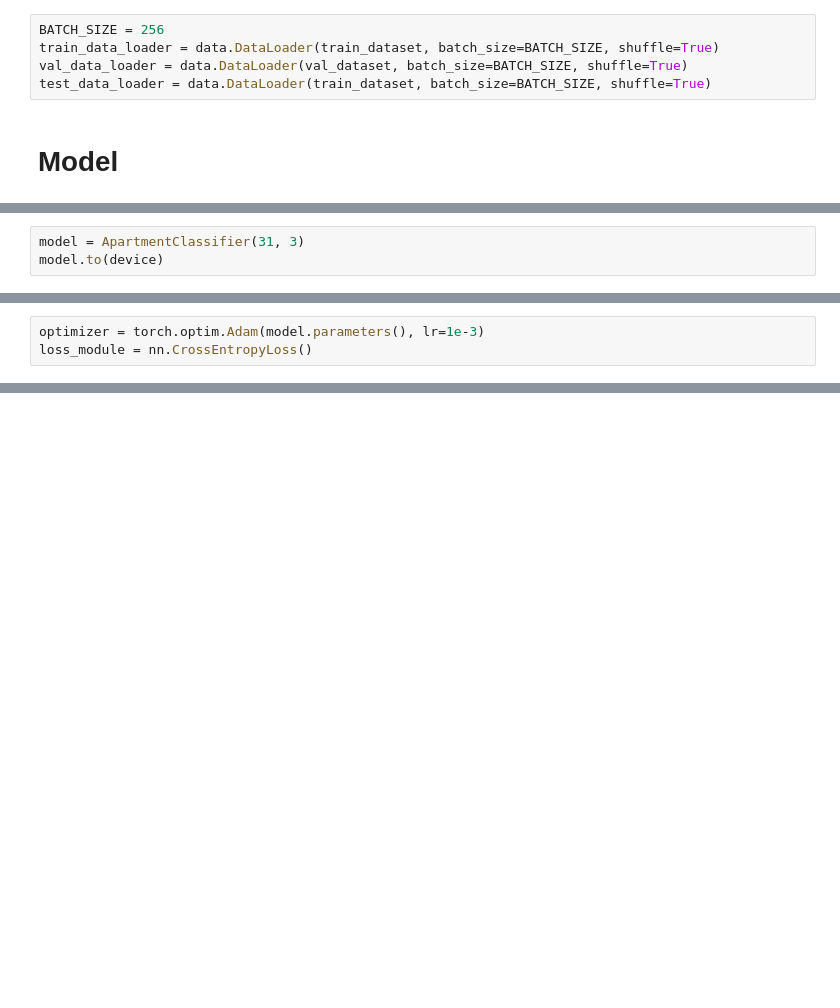
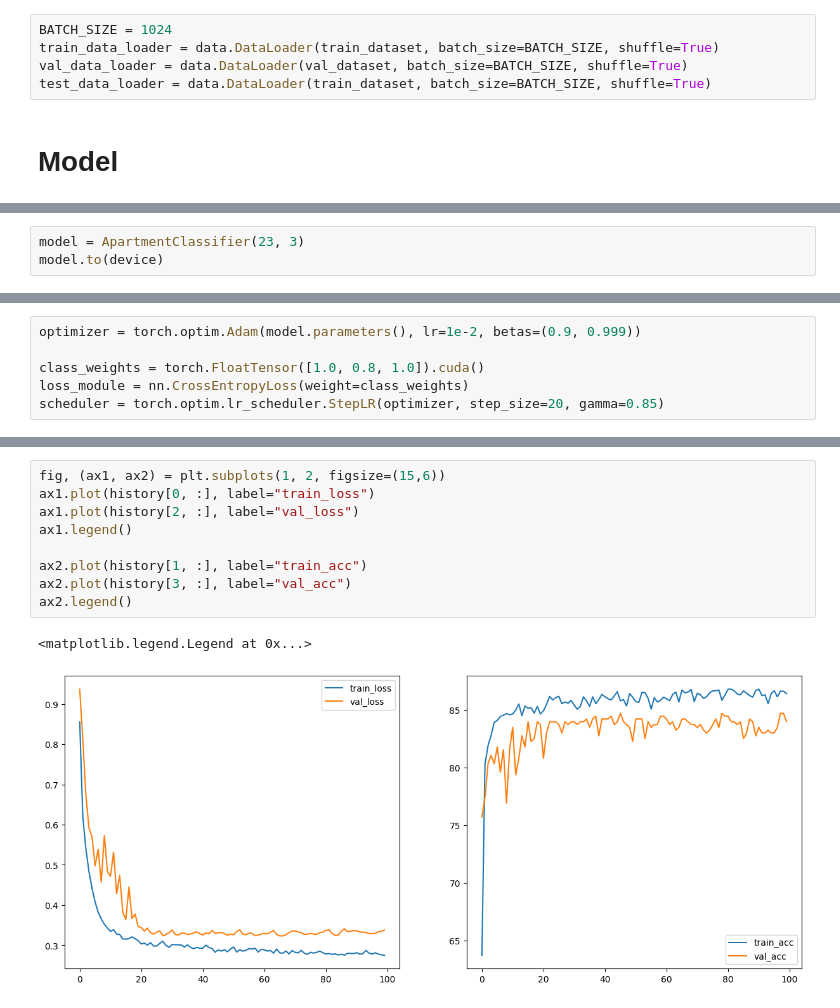
Before and after one commit to VisteK528/SztuczneSieciNeuronowe, a Jupyter notebook: mini_projekt_2/apartments_project.ipynb, the cells around one changed output, grey strips where cells are left out. Drawn from its saved outputs; the diff is of its cells as text; blank space fills up the shorter version.

Commit message:
Further work on mini_projekt_2, trained model with 86.7% accuracy

```diff
--- a/mini_projekt_2/apartments_project.ipynb
+++ b/mini_projekt_2/apartments_project.ipynb
@@ -125,7 +148,7 @@ train_dataset = data.TensorDataset(torch.from_numpy(train_data), torch.from_nump
 val_dataset = data.TensorDataset(torch.from_numpy(val_data), torch.from_numpy(val_labels))
 test_dataset = data.TensorDataset(torch.from_numpy(test_data), torch.from_numpy(test_labels))
 # %%
-BATCH_SIZE = 256
+BATCH_SIZE = 1024
 train_data_loader = data.DataLoader(train_dataset, batch_size=BATCH_SIZE, shuffle=True)
 val_data_loader = data.DataLoader(val_dataset, batch_size=BATCH_SIZE, shuffle=True)
 test_data_loader = data.DataLoader(train_dataset, batch_size=BATCH_SIZE, shuffle=True)
@@ -167,5 +278,5 @@ class ApartmentClassifier(nn.Module):
 # %%
-model = ApartmentClassifier(31, 3)
+model = ApartmentClassifier(23, 3)
 model.to(device)
 # %% [output]
 ApartmentClassifier(
@@ -177,5 +296,8 @@ ApartmentClassifier(
 )
 # %%
-optimizer = torch.optim.Adam(model.parameters(), lr=1e-3)
-loss_module = nn.CrossEntropyLoss()
+optimizer = torch.optim.Adam(model.parameters(), lr=1e-2, betas=(0.9, 0.999))
+
+class_weights = torch.FloatTensor([1.0, 0.8, 1.0]).cuda()
+loss_module = nn.CrossEntropyLoss(weight=class_weights)
+scheduler = torch.optim.lr_scheduler.StepLR(optimizer, step_size=20, gamma=0.85)
 # %%
@@ -256,3 +323,15 @@ Epoch 100| Train Loss = 0.2698 Train acc = 86.4219| Val Loss = 0.2913| Val acc =
+# %%
+fig, (ax1, ax2) = plt.subplots(1, 2, figsize=(15,6))
+ax1.plot(history[0, :], label="train_loss")
+ax1.plot(history[2, :], label="val_loss")
+ax1.legend()
+
+ax2.plot(history[1, :], label="train_acc")
+ax2.plot(history[3, :], label="val_acc")
+ax2.legend()
+# %% [output]
+<matplotlib.legend.Legend at 0x...>
+[figure, added]
 # %%
 model.eval() # Set model to eval mode
 true_preds, num_preds = 0., 0.
```
Also changed, not shown: parts of 11 cells of this notebook, 1 other file.
